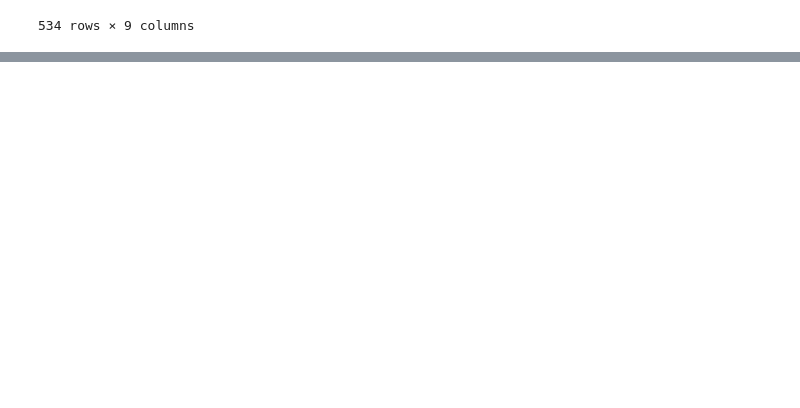
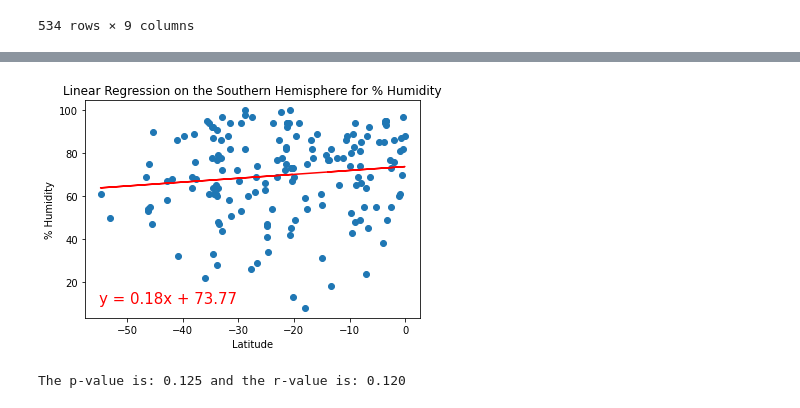
Before and after one commit to ltatro1545/World_Weather_Analysis, a Jupyter notebook: WeatherPy.ipynb, the cells around one changed output, grey strips where cells are left out. Saved outputs shown, nothing was run; the diff lists cells and outputs as text; code cells hidden in the pictures; blank space fills up the shorter version.

```diff
--- a/WeatherPy.ipynb
+++ b/WeatherPy.ipynb
@@ -265,0 +351,10 @@ plt.show()
+# %%
+x_values = southern_hemi_df["Lat"]
+y_values = southern_hemi_df["Humidity"]
+
+plot_linear_regression(x_values, y_values,
+                      "Linear Regression on the Southern Hemisphere for % Humidity",
+                      "% Humidity", (-55,10))
+# %% [output]
+[figure, added]
+The p-value is: 0.125 and the r-value is: 0.120
```
Also changed, not shown: parts of 27 cells of this notebook.
